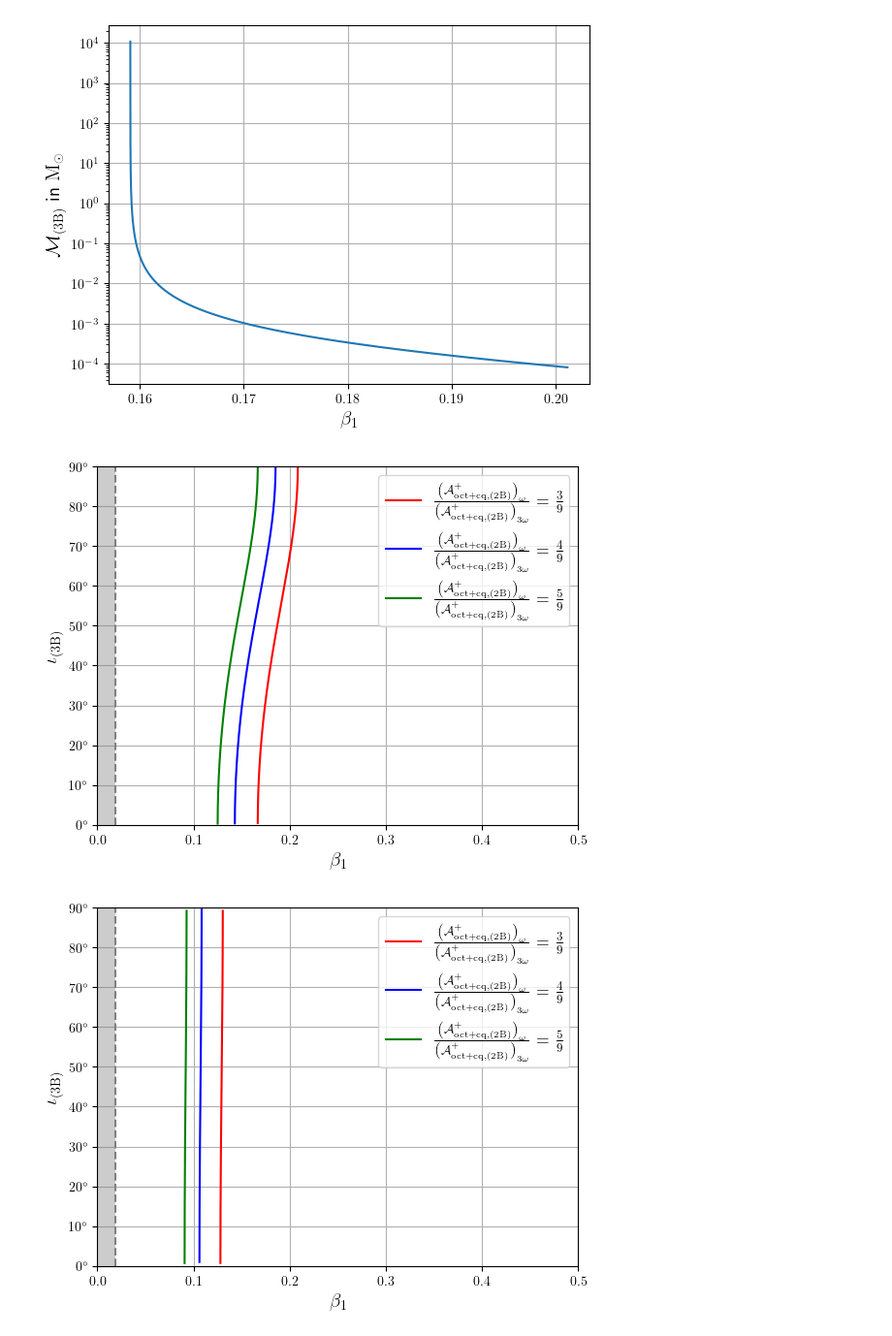
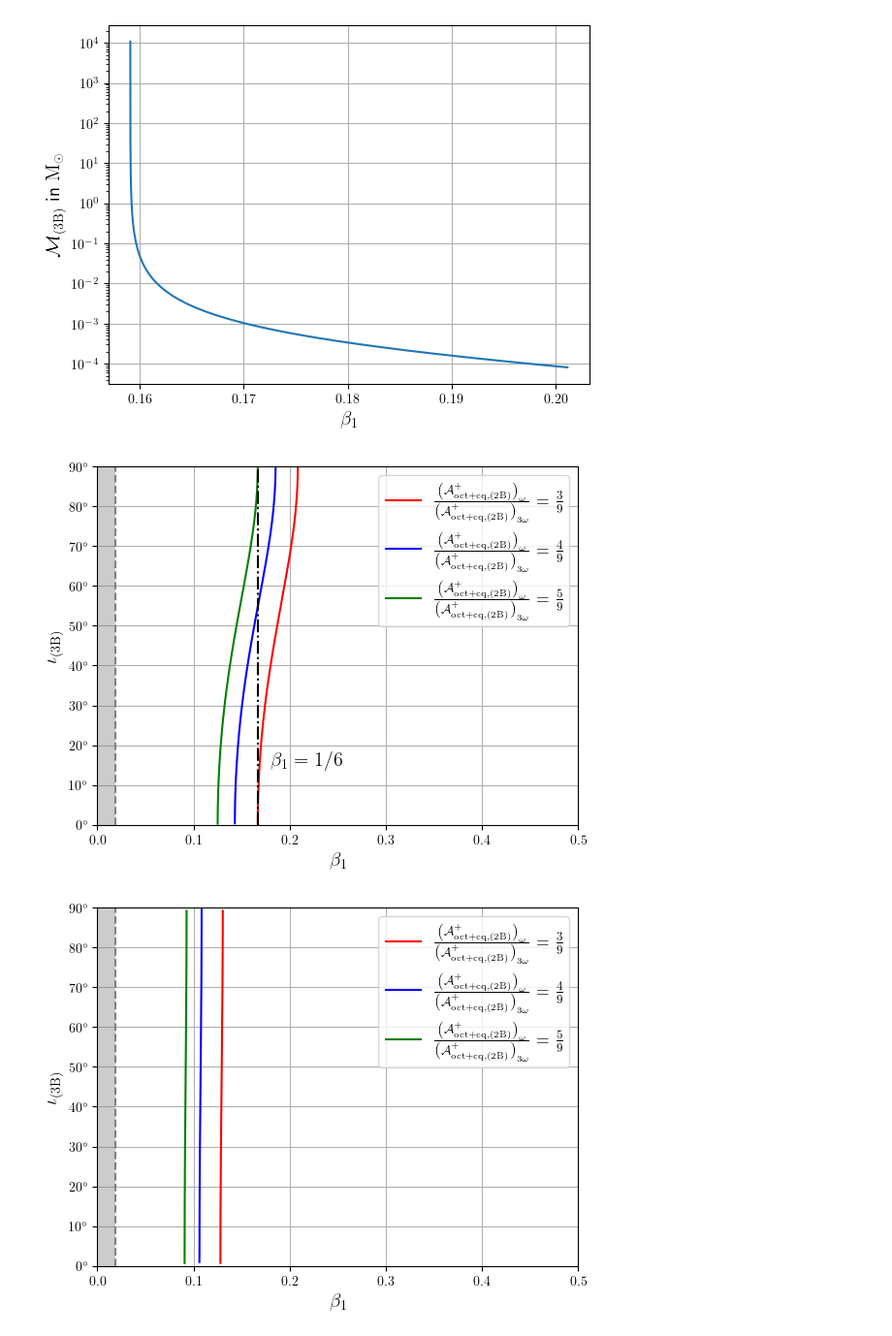
Before and after one commit to CJaimel/BinaryLagrangeDegeneracy, a Jupyter notebook: Part 1 - Theory Simulations.ipynb, the cells around one changed output. Shown at 97% size. Drawn from its saved outputs; the diff is of its cells as text; code cells hidden in the pictures.

```diff
--- a/Part 1 - Theory Simulations.ipynb
+++ b/Part 1 - Theory Simulations.ipynb
@@ -678,33 +816,37 @@ plt.show()
 # %%
 #generate the data
 ratios = [3/9, 4/9, 5/9]
 b1 = np.linspace(0, 0.5, 200000)
 
 #colors and line styles for plotting
 colors = ["Red", "Blue", "Green"]
 ratio_labels = [r"$\ \frac{3}{9}$", r"$\ \frac{4}{9}$", r"$\ \frac{5}{9}$"]
 
 for i in range(len(ratios)):
     plt.plot(b1, iota(b1, b1, ratios[i]), color = colors[i],
              label = r"$\frac{\left( \mathcal{A}_{\mathrm{oct+cq,(2B)}}^{+} \right)_{\omega}}{\left( \mathcal{A}_{\mathrm{oct+cq,(2B)}}^{+} \right)_{3\omega}} = $" + ratio_labels[i])
 
 #plot the stability region
 plt.axvspan(0, np.min(np.roots([-3, 2, -1/27])), facecolor = "gray", alpha = 0.4)
 plt.axvline(np.min(np.roots([-3, 2, -1/27])), color = "gray", ls = "--")
 
+#plot the value of beta_1 corresponding to degeneracy in both polarization modes
+plt.axvline(1/6, color = "black", ls = "-.")
+plt.annotate(r"$\beta_1 = 1/6$", xy = (0.18, 15), fontsize = "x-large")
+
 plt.legend(fontsize = 13)
 plt.xlabel(r"$\beta_1$", fontsize = "x-large")
 plt.ylabel(r"$\iota_{\mathrm{(3B)}}$", fontsize = "x-large")
 plt.grid()
 plt.gca().set_axisbelow(True)
 plt.gca().yaxis.set_major_formatter(FormatStrFormatter("$%d^{\circ}$"))
 plt.ylim(0, 90)
 plt.xlim(0, 0.5)
 
 plt.savefig("LaTeX Files/Figures/0.5PN Degeneracy/Iota vs Masses (b1 = b2).pdf", bbox_inches = "tight")
 plt.show()
 # %% [output]
-[figure, old version]
+[figure, new version]
 # %%
 #generate the data
 ratios = [3/9, 4/9, 5/9]
```
Also changed, not shown: parts of 10 cells of this notebook, 6 other files.
